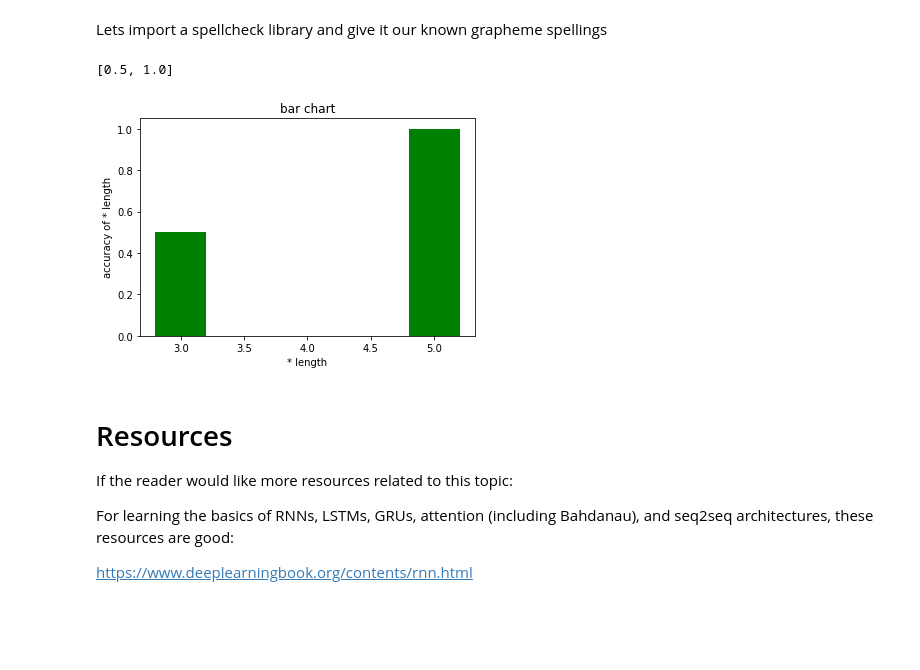
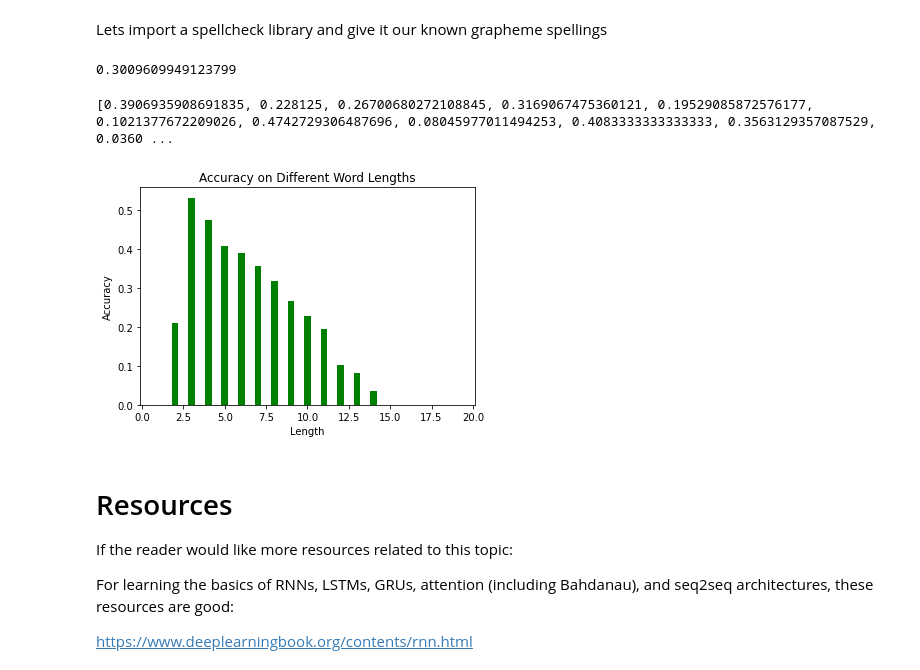
Before and after one commit to trigaten/phoneme-to-grapheme, a Jupyter notebook: Phoneme to Grapheme CMSC320 Final Project.ipynb, the cells around one changed output. Cells and saved outputs as stored; diff of their text form; code cells hidden in the pictures; blank space fills up the shorter version.

Commit message:
words

```diff
--- a/Phoneme to Grapheme CMSC320 Final Project.ipynb
+++ b/Phoneme to Grapheme CMSC320 Final Project.ipynb
@@ -816,4 +841,7 @@ for epoch in range(EPOCHS):
 # %%
+# load model onto cpu
+model = torch.load("THEMODEL", map_location=torch.device('cpu')).to(torch.device('cpu'))
+model.device = "cpu"
 # turn dropout off
 model.eval()
 
@@ -876,39 +922,44 @@ def get_0_1_accuracy_with_spellcheck(trues, preds):
     return correct / len(trues)
 # %%
 print(get_0_1_accuracy_with_spellcheck(preds, trues))
+# %% [output]
+0.3009609949123799
 # %%
 import matplotlib.pyplot as plt
-def test_accuracy (real, model):
+
+def gen_accuracy_plot (real, model):
     accuracy = {}
     dict = {}
-    for i in range(len(real)):
-        if real[i] == model[i]:
-           if len(real[i]) in accuracy:
-               accuracy[len(real[i])] += 1
+
+    for i in range(len(real)): # (iterate through all elements in real)
+        if real[i] == model[i]: # If the elements match
+           if len(real[i]) in accuracy: # if the length of the element is in dictionary "accuracy"
+               accuracy[len(real[i])] += 1 # add 1 to the length of the element
            else:
-               accuracy[len(real[i])] = 1
+               accuracy[len(real[i])] = 1 # otherwise add the length as a new element starting from 1
+        else: # if the real element does not match
+            if len(real[i]) not in accuracy: # If the length of the real element is not in accuracy
+                accuracy[len(real[i])] = 0 # add the length as a new element starting from 0
+
+        if len(real[i]) in dict:  #if the length is already in dictionary, "dict"
+            dict[len(real[i])] += 1 # add one
         else:
-            if len(real[i]) not in accuracy:
-                accuracy[len(real[i])] = 0
-        if len(real[i]) in dict:
-            dict[len(real[i])] += 1
-        else:
-            dict[len(real[i])] = 1
-    X = dict.keys()
+            dict[len(real[i])] = 1 # otherwise add a new element for that length beginning from one
+    X = dict.keys() # get all of the total elements with each length
     Y = []
-    for i in X:
+    for i in X: # add each total correct element as a float to the list Y and divide by the total number of elements for that length
         Y.append(1.0*accuracy[i]/dict[i])
     print(Y)
     fig = plt.figure()
     plt.bar(X, Y, 0.4, color="green")
-    plt.xlabel("* length")
-    plt.ylabel("accuracy of * length")
-    plt.title("bar chart")
+    plt.xlabel("Length")
+    plt.ylabel("Accuracy")
+    plt.title("Accuracy on Different Word Lengths")
 
 test_accuracy(trues, preds)
 # %% [output]
-[0.5, 1.0]
+[0.3906935908691835, 0.228125, 0.26700680272108845, 0.3169067475360121, 0.19529085872576177, 0.1021377672209026, 0.4742729306487696, 0.08045977011494253, 0.4083333333333333, 0.3563129357087529, 0.0360 ...
-[figure, old version]
+[figure, new version]
 # %% [markdown]
 # Resources
 If the reader would like more resources related to this topic:
```
Also changed, not shown: parts of 7 cells of this notebook, 1 other file.
